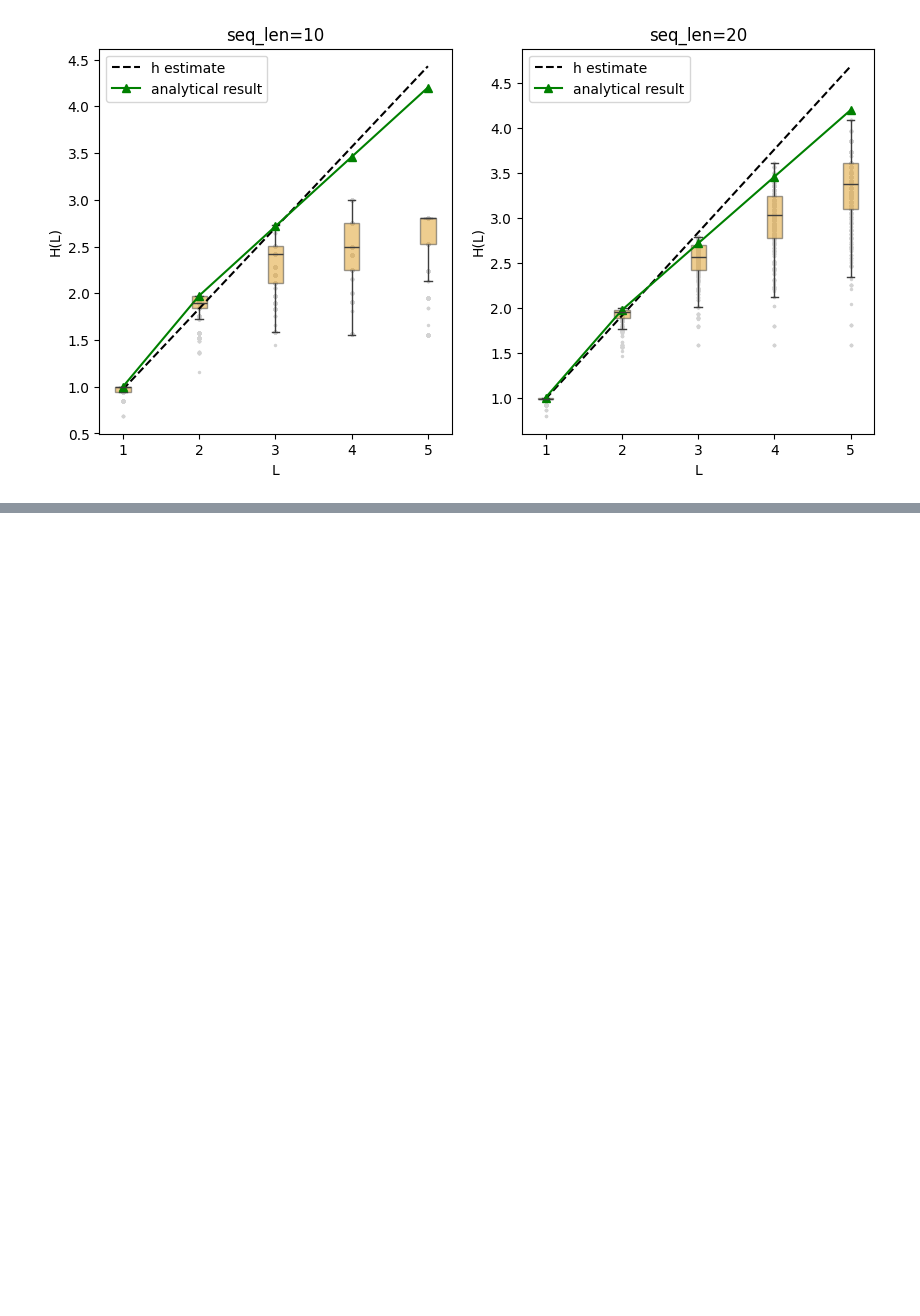
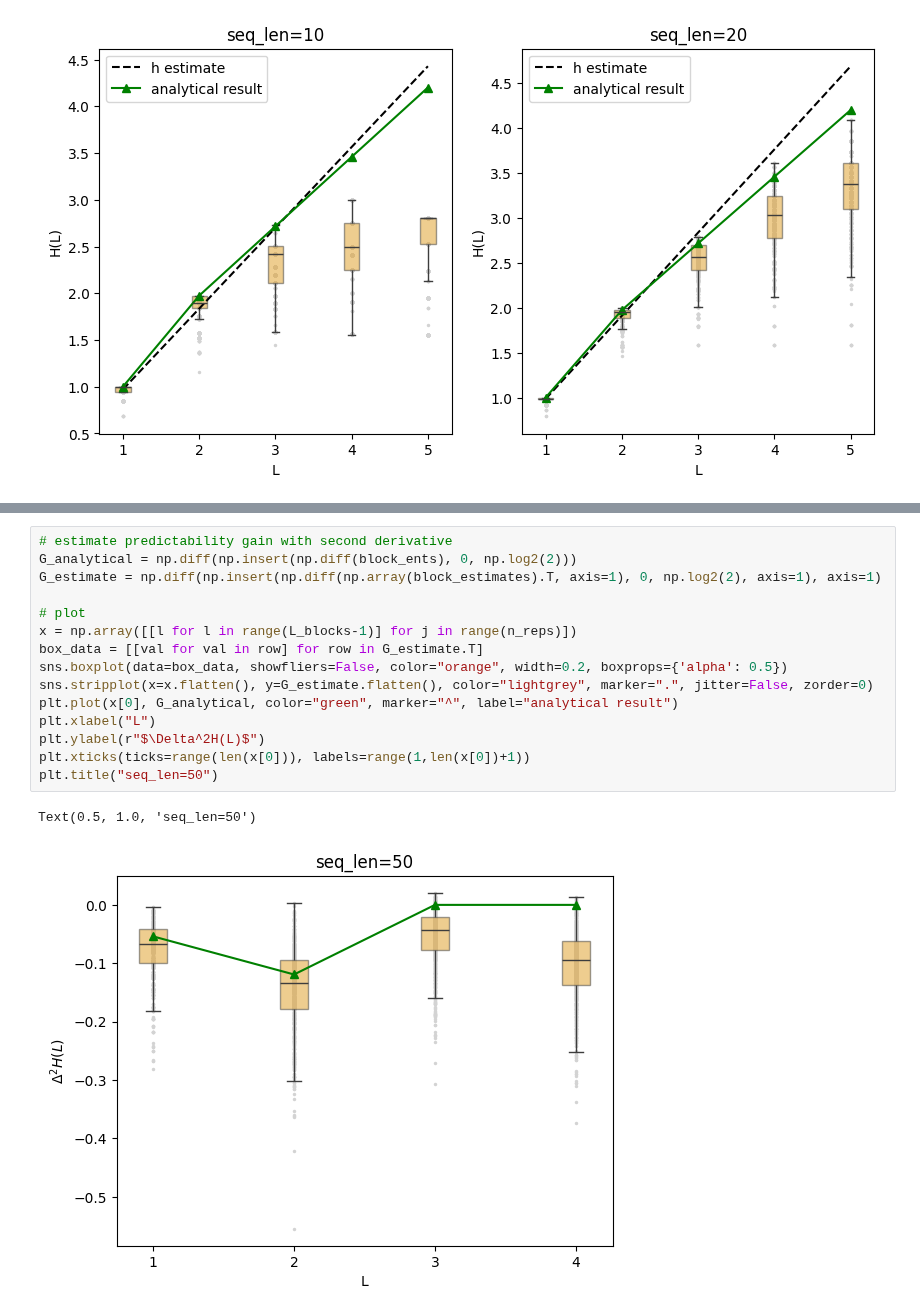
Before and after one commit to LukasPrader/BscThesis_Physics_uibk, a Jupyter notebook: POMDP_analysis.ipynb, the cells around one changed output, grey strips where cells are left out. Cells and saved outputs as stored; diff of their text form; blank space fills up the shorter version.

Commit message:
added computation of estimated predictability gain

```diff
--- a/POMDP_analysis.ipynb
+++ b/POMDP_analysis.ipynb
@@ -986,0 +987,18 @@ Text(0, 0.5, 'H(L)')
+# %%
+# estimate predictability gain with second derivative
+G_analytical = np.diff(np.insert(np.diff(block_ents), 0, np.log2(2)))
+G_estimate = np.diff(np.insert(np.diff(np.array(block_estimates).T, axis=1), 0, np.log2(2), axis=1), axis=1)
+
+# plot
+x = np.array([[l for l in range(L_blocks-1)] for j in range(n_reps)])
+box_data = [[val for val in row] for row in G_estimate.T]
+sns.boxplot(data=box_data, showfliers=False, color="orange", width=0.2, boxprops={'alpha': 0.5})
+sns.stripplot(x=x.flatten(), y=G_estimate.flatten(), color="lightgrey", marker=".", jitter=False, zorder=0)
+plt.plot(x[0], G_analytical, color="green", marker="^", label="analytical result")
+plt.xlabel("L")
+plt.ylabel(r"$\Delta^2H(L)$")
+plt.xticks(ticks=range(len(x[0])), labels=range(1,len(x[0])+1))
+plt.title("seq_len=50")
+# %% [output]
+Text(0.5, 1.0, 'seq_len=50')
+[figure, added]
```
Also changed, not shown: parts of 1 cell of this notebook.
